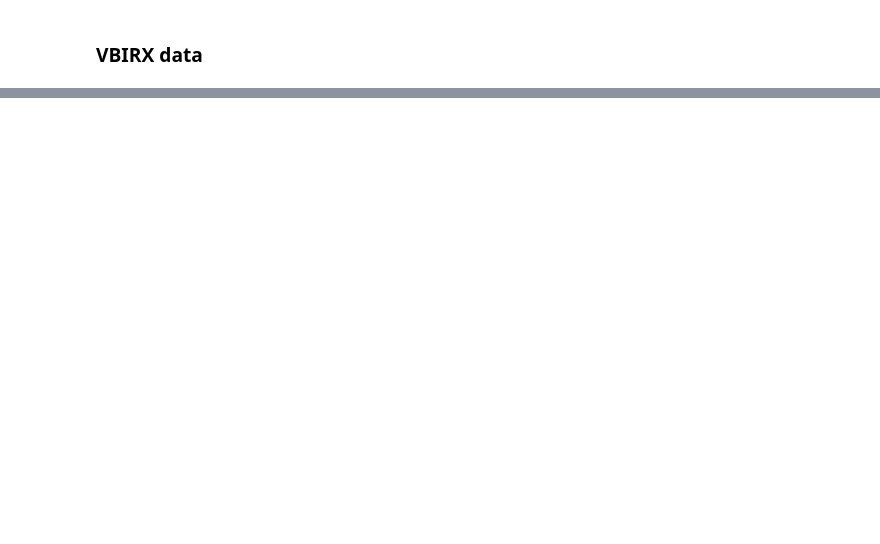
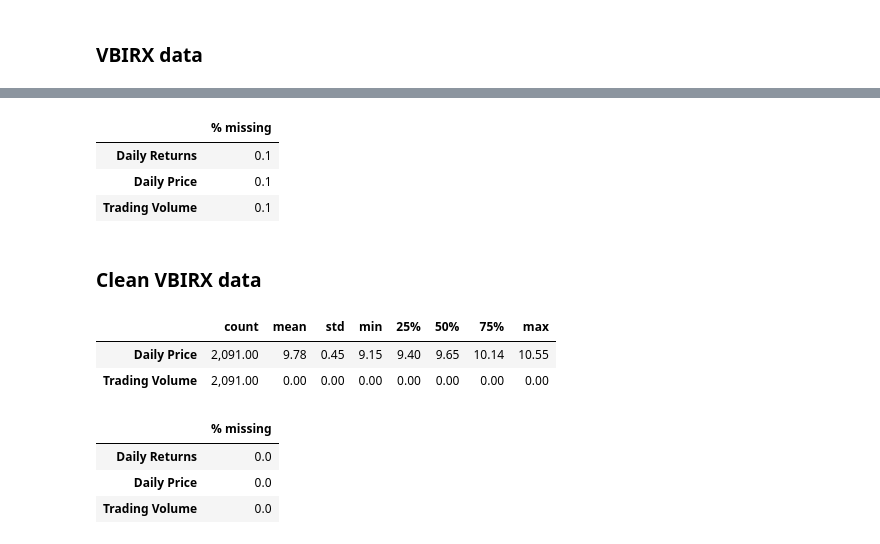
Before and after one commit to mab923/finalteamproject, a Jupyter notebook: Load_Data.ipynb, the cells around one changed output, grey strips where cells are left out. Saved outputs shown, nothing was run; the diff lists cells and outputs as text; code cells hidden in the pictures; blank space fills up the shorter version.

```diff
--- a/Load_Data.ipynb
+++ b/Load_Data.ipynb
@@ -136,0 +249,44 @@ Vbirx
+# %%
+# Missing values
+(
+    ( # these lines do the calculation - what % of missing values are there for each var
+        Vblax.isna()
+       .sum(axis=0)
+        /len(Vblax)       # convert # missing to % missing
+        *100            # report as percentage
+    )
+    .sort_values(ascending=False)
+    .to_frame(name='% missing')
+    .style.format("{:.1f}")
+)
+# %% [output]
+|  | % missing |
+| Daily Returns | 0.1 |
+| Daily Price | 0.1 |
+| Trading Volume | 0.1 |
+# %% [markdown]
+### Clean VBIRX data
+# %%
+Vbirx.describe().T.style.format('{:,.2f}')
+# %% [output]
+|  | count | mean | std | min | 25% | 50% | 75% | max |
+| Daily Price | 2,091.00 | 9.78 | 0.45 | 9.15 | 9.40 | 9.65 | 10.14 | 10.55 |
+| Trading Volume | 2,091.00 | 0.00 | 0.00 | 0.00 | 0.00 | 0.00 | 0.00 | 0.00 |
+# %%
+# Missing values
+(
+    ( # these lines do the calculation - what % of missing values are there for each var
+        Vbirx.isna()
+       .sum(axis=0)
+        /len(Vbirx)       # convert # missing to % missing
+        *100            # report as percentage
+    )
+    .sort_values(ascending=False)
+    .to_frame(name='% missing')
+    .style.format("{:.1f}")
+)
+# %% [output]
+|  | % missing |
+| Daily Returns | 0.0 |
+| Daily Price | 0.0 |
+| Trading Volume | 0.0 |
```
Also changed, not shown: parts of 20 cells of this notebook.
